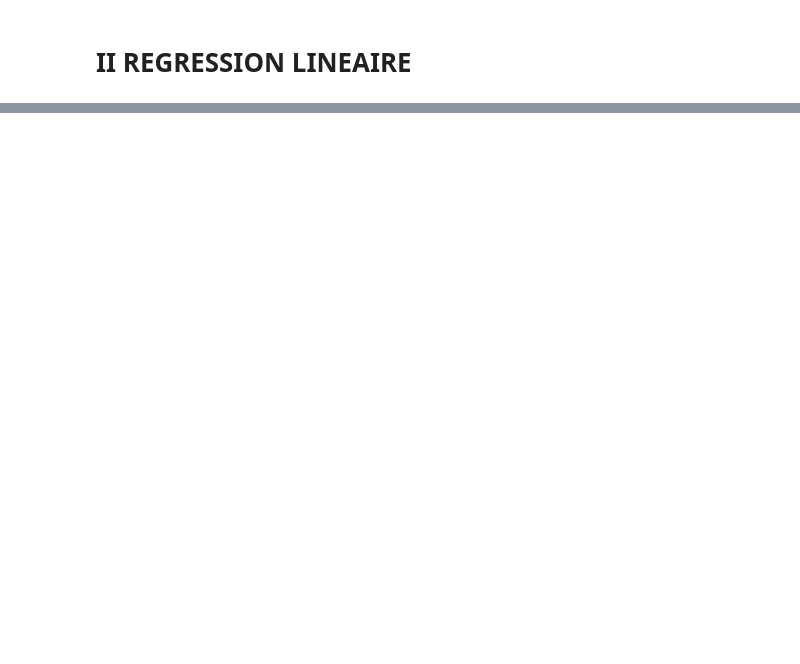
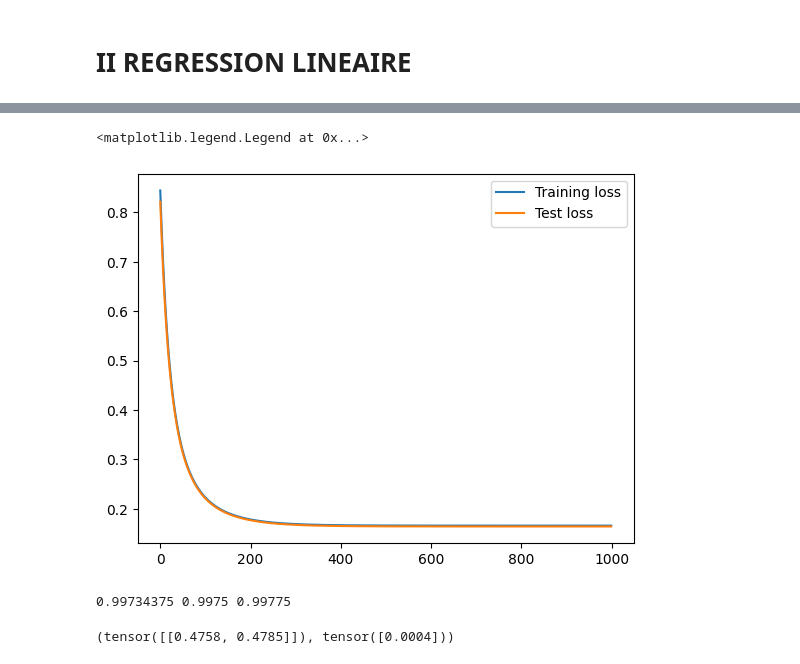
Before and after one commit to MajoranReveur/NLP-LAB3, a Jupyter notebook: LAB3.ipynb, the cells around one changed output, grey strips where cells are left out. Saved outputs shown, nothing was run; the diff lists cells and outputs as text; code cells hidden in the pictures; blank space fills up the shorter version.

```diff
--- a/LAB3.ipynb
+++ b/LAB3.ipynb
@@ -86,0 +183,37 @@ voc, feat = build_vocabulary(updated_dataset["train"],categories)
+# %%
+model = LogisticRegression(2, 1)
+criterion = nn.BCELoss()  # Binary cross entropy
+# Stochastic gradient descent
+optimizer = torch.optim.SGD(model.parameters(), lr=0.01, weight_decay=0.5)
+# %%
+%%time
+
+n_epochs = 1000
+
+# Keeping an eye on the losses
+train_losses = []
+test_losses = []
+
+# Training loop
+for epoch in range(n_epochs):
+    # Setting all gradients to zero.
+    optimizer.zero_grad()
+
+    # Sending the whole training set through the model.
+    predictions = model(X_train)
+    # Computing the loss.
+    loss = criterion(predictions, y_train)
+    train_losses.append(loss.item())
+    if epoch % 100 == 0:
+        print(loss)
+    # Computing the gradients and gradient descent.
+    loss.backward()
+    optimizer.step()
+
+    # When computing the validation loss, we do not want to update the weights.
+    # torch.no_grad tells PyTorch to not save the necessary data used for
+    # gradient descent.
+    with torch.no_grad():
+        predictions = model(X_valid)
+        loss = criterion(predictions, y_valid)
+        test_losses.append(loss)
@@ -86,0 +233,23 @@ voc, feat = build_vocabulary(updated_dataset["train"],categories)
+# %%
+# Checking the losses
+plt.plot(np.arange(len(train_losses)), train_losses, label="Training loss")
+plt.plot(np.arange(len(test_losses)), test_losses, label="Test loss")
+plt.legend()
+# %% [output]
+<matplotlib.legend.Legend at 0x...>
+[figure, added]
+# %%
+# Computing the accuracy for our 3 splits.
+with torch.no_grad():
+    p_train = model(X_train)
+    p_train = np.round(p_train.numpy())
+    training_accuracy = np.mean(p_train == y_train.numpy())
+    p_valid = model(X_valid)
+    p_valid = np.round(p_valid.numpy())
+    valid_accuracy = np.mean(p_valid == y_valid.numpy())
+    p_test = model(X_test)
+    p_test = np.round(p_test.numpy())
+    test_accuracy = np.mean(p_test == y_test.numpy())
+print(training_accuracy, valid_accuracy, test_accuracy)
+# %% [output]
+0.99734375 0.9975 0.99775
@@ -86,0 +259,5 @@ voc, feat = build_vocabulary(updated_dataset["train"],categories)
+# %%
+# Looking at the model's weights and bias.
+model.classifier[0].state_dict()["weight"], model.classifier[0].state_dict()["bias"]
+# %% [output]
+(tensor([[0.4758, 0.4785]]), tensor([0.0004]))
```
Also changed, not shown: parts of 19 cells of this notebook.
